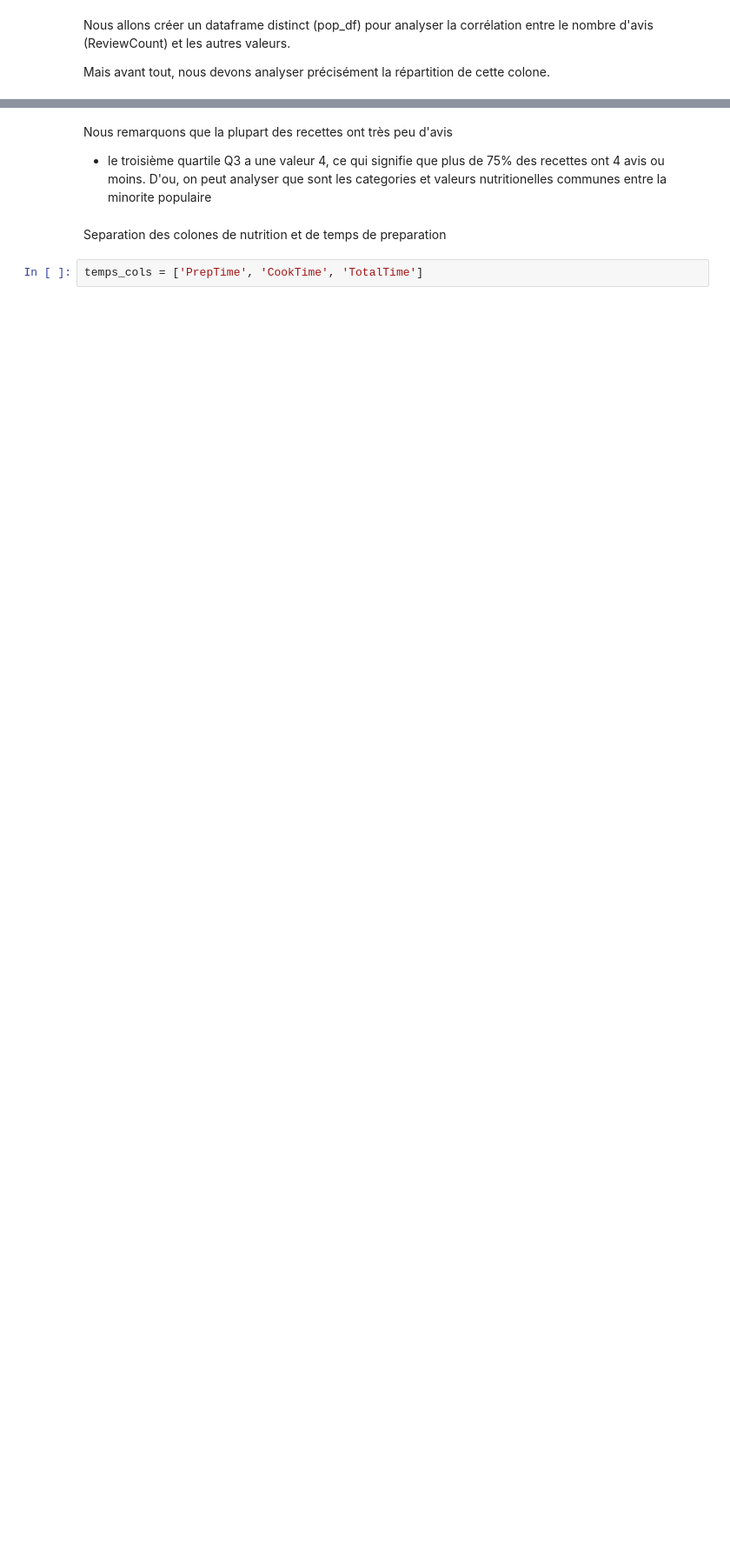
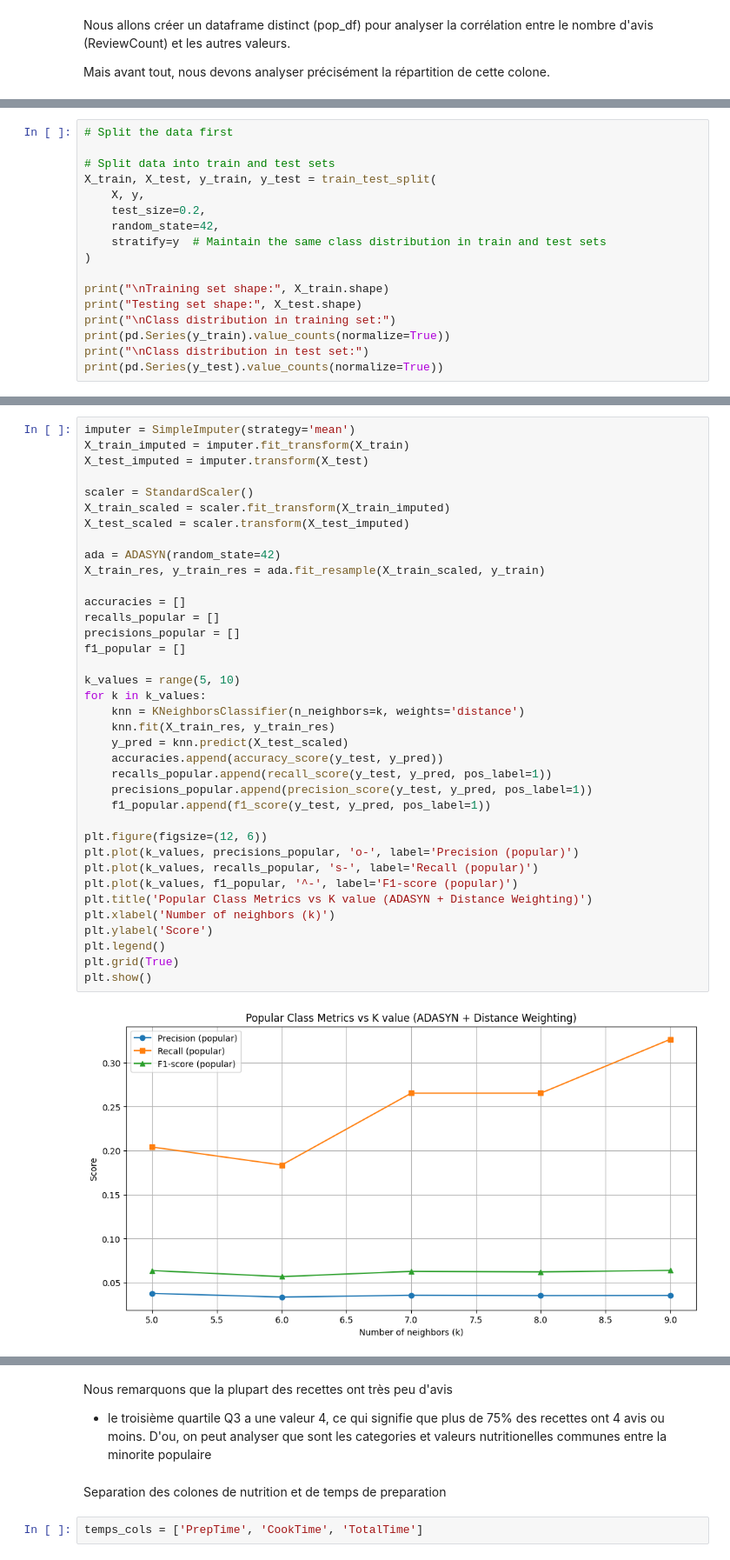
Before and after one commit to louaycodes/ProjetMachineLearning4Arctic, a Jupyter notebook: projetML.ipynb, the cells around one changed output, grey strips where cells are left out. Shown at 87% size. Saved outputs shown, nothing was run; the diff lists cells and outputs as text; blank space fills up the shorter version.

```diff
--- a/projetML.ipynb
+++ b/projetML.ipynb
@@ -849,0 +714,17 @@ Name: ReviewCount, dtype: float64
+# %%
+# Split the data first
+
+# Split data into train and test sets
+X_train, X_test, y_train, y_test = train_test_split(
+    X, y,
+    test_size=0.2,
+    random_state=42,
+    stratify=y  # Maintain the same class distribution in train and test sets
+)
+
+print("\nTraining set shape:", X_train.shape)
+print("Testing set shape:", X_test.shape)
+print("\nClass distribution in training set:")
+print(pd.Series(y_train).value_counts(normalize=True))
+print("\nClass distribution in test set:")
+print(pd.Series(y_test).value_counts(normalize=True))
@@ -849,0 +746,39 @@ Name: ReviewCount, dtype: float64
+# %%
+imputer = SimpleImputer(strategy='mean')
+X_train_imputed = imputer.fit_transform(X_train)
+X_test_imputed = imputer.transform(X_test)
+
+scaler = StandardScaler()
+X_train_scaled = scaler.fit_transform(X_train_imputed)
+X_test_scaled = scaler.transform(X_test_imputed)
+
+ada = ADASYN(random_state=42)
+X_train_res, y_train_res = ada.fit_resample(X_train_scaled, y_train)
+
+accuracies = []
+recalls_popular = []
+precisions_popular = []
+f1_popular = []
+
+k_values = range(5, 10)
+for k in k_values:
+    knn = KNeighborsClassifier(n_neighbors=k, weights='distance')
+    knn.fit(X_train_res, y_train_res)
+    y_pred = knn.predict(X_test_scaled)
+    accuracies.append(accuracy_score(y_test, y_pred))
+    recalls_popular.append(recall_score(y_test, y_pred, pos_label=1))
+    precisions_popular.append(precision_score(y_test, y_pred, pos_label=1))
+    f1_popular.append(f1_score(y_test, y_pred, pos_label=1))
+
+plt.figure(figsize=(12, 6))
+plt.plot(k_values, precisions_popular, 'o-', label='Precision (popular)')
+plt.plot(k_values, recalls_popular, 's-', label='Recall (popular)')
+plt.plot(k_values, f1_popular, '^-', label='F1-score (popular)')
+plt.title('Popular Class Metrics vs K value (ADASYN + Distance Weighting)')
+plt.xlabel('Number of neighbors (k)')
+plt.ylabel('Score')
+plt.legend()
+plt.grid(True)
+plt.show()
+# %% [output]
+[figure, added]
```
Also changed, not shown: parts of 37 cells of this notebook.
